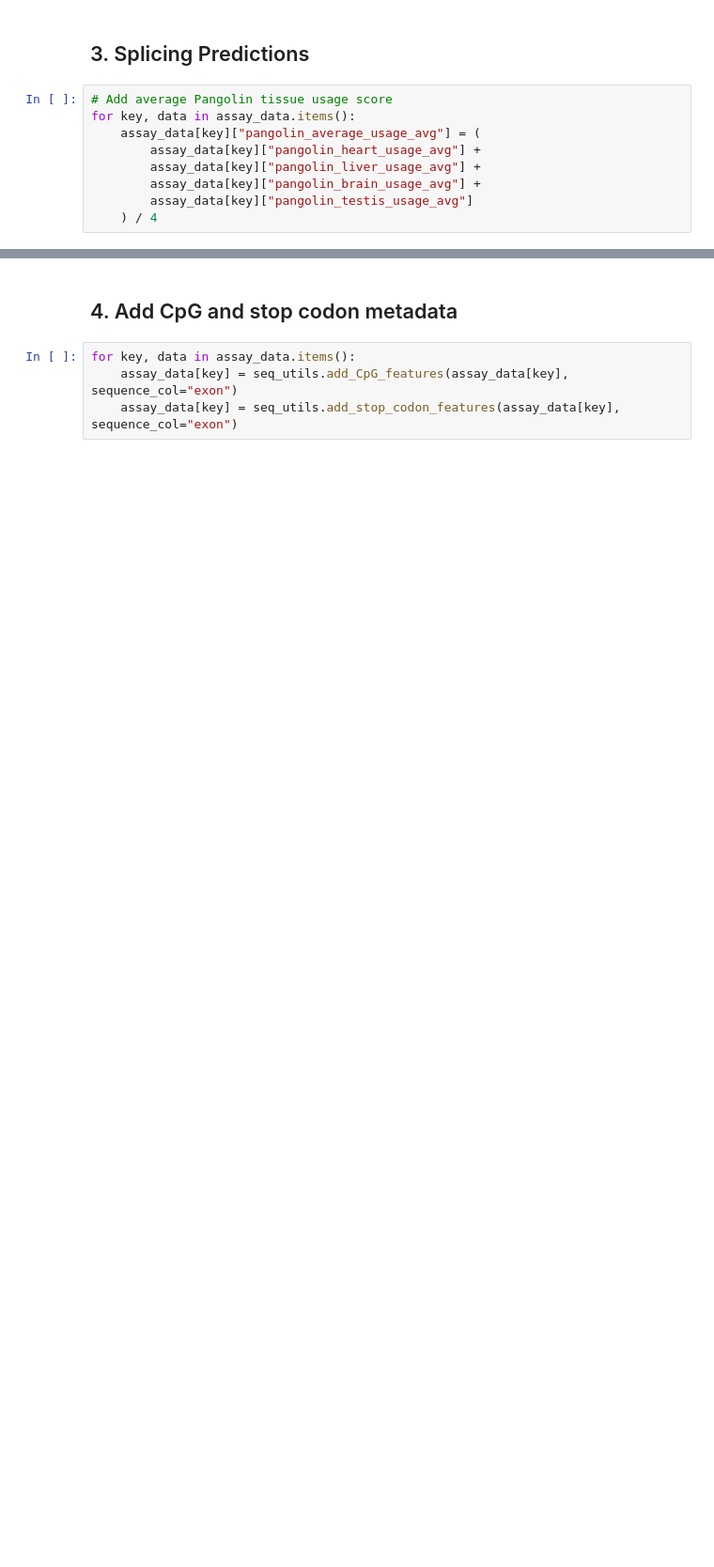
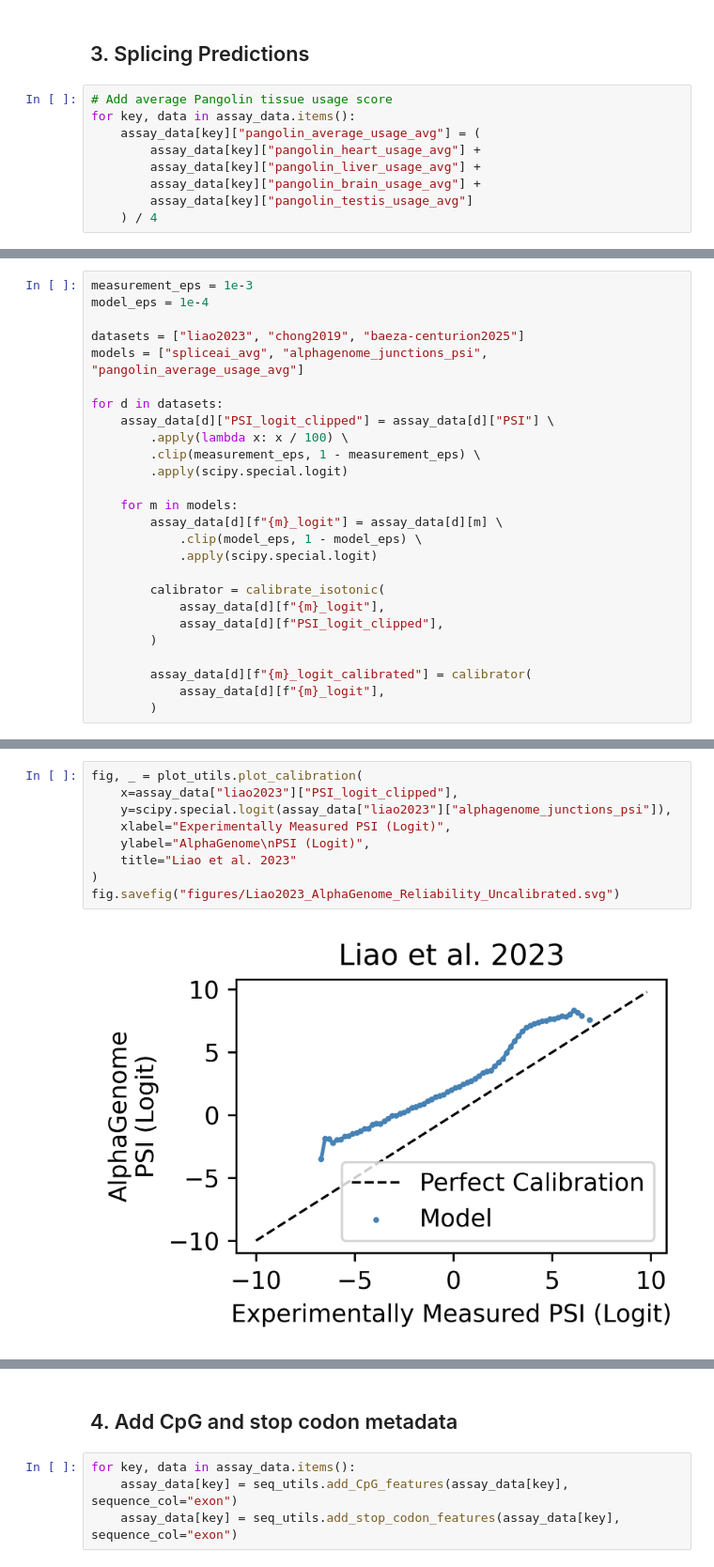
Before and after one commit to regev-lab/splicing-interpretable-distillation, a Jupyter notebook: notebooks/Assay_Splicing_Predictions.ipynb, the cells around one changed output, grey strips where cells are left out. Shown at 94% size. Cells and saved outputs as stored; diff of their text form; blank space fills up the shorter version.

```diff
--- a/notebooks/Assay_Splicing_Predictions.ipynb
+++ b/notebooks/Assay_Splicing_Predictions.ipynb
@@ -96,0 +71,26 @@ assay_data["chong2019"][[
+# %%
+measurement_eps = 1e-3
+model_eps = 1e-4
+
+datasets = ["liao2023", "chong2019", "baeza-centurion2025"]
+models = ["spliceai_avg", "alphagenome_junctions_psi", "pangolin_average_usage_avg"]
+
+for d in datasets:
+    assay_data[d]["PSI_logit_clipped"] = assay_data[d]["PSI"] \
+        .apply(lambda x: x / 100) \
+        .clip(measurement_eps, 1 - measurement_eps) \
+        .apply(scipy.special.logit)
+
+    for m in models:
+        assay_data[d][f"{m}_logit"] = assay_data[d][m] \
+            .clip(model_eps, 1 - model_eps) \
+            .apply(scipy.special.logit)
+
+        calibrator = calibrate_isotonic(
+            assay_data[d][f"{m}_logit"],
+            assay_data[d][f"PSI_logit_clipped"],
+        )
+
+        assay_data[d][f"{m}_logit_calibrated"] = calibrator(
+            assay_data[d][f"{m}_logit"],
+        )
@@ -96,0 +181,11 @@ assay_data["chong2019"][[
+# %%
+fig, _ = plot_utils.plot_calibration(
+    x=assay_data["liao2023"]["PSI_logit_clipped"],
+    y=scipy.special.logit(assay_data["liao2023"]["alphagenome_junctions_psi"]),
+    xlabel="Experimentally Measured PSI (Logit)",
+    ylabel="AlphaGenome\nPSI (Logit)",
+    title="Liao et al. 2023"
+)
+fig.savefig("figures/Liao2023_AlphaGenome_Reliability_Uncalibrated.svg")
+# %% [output]
+[figure, added]
```
Also changed, not shown: parts of 20 cells of this notebook, 10 other files.
